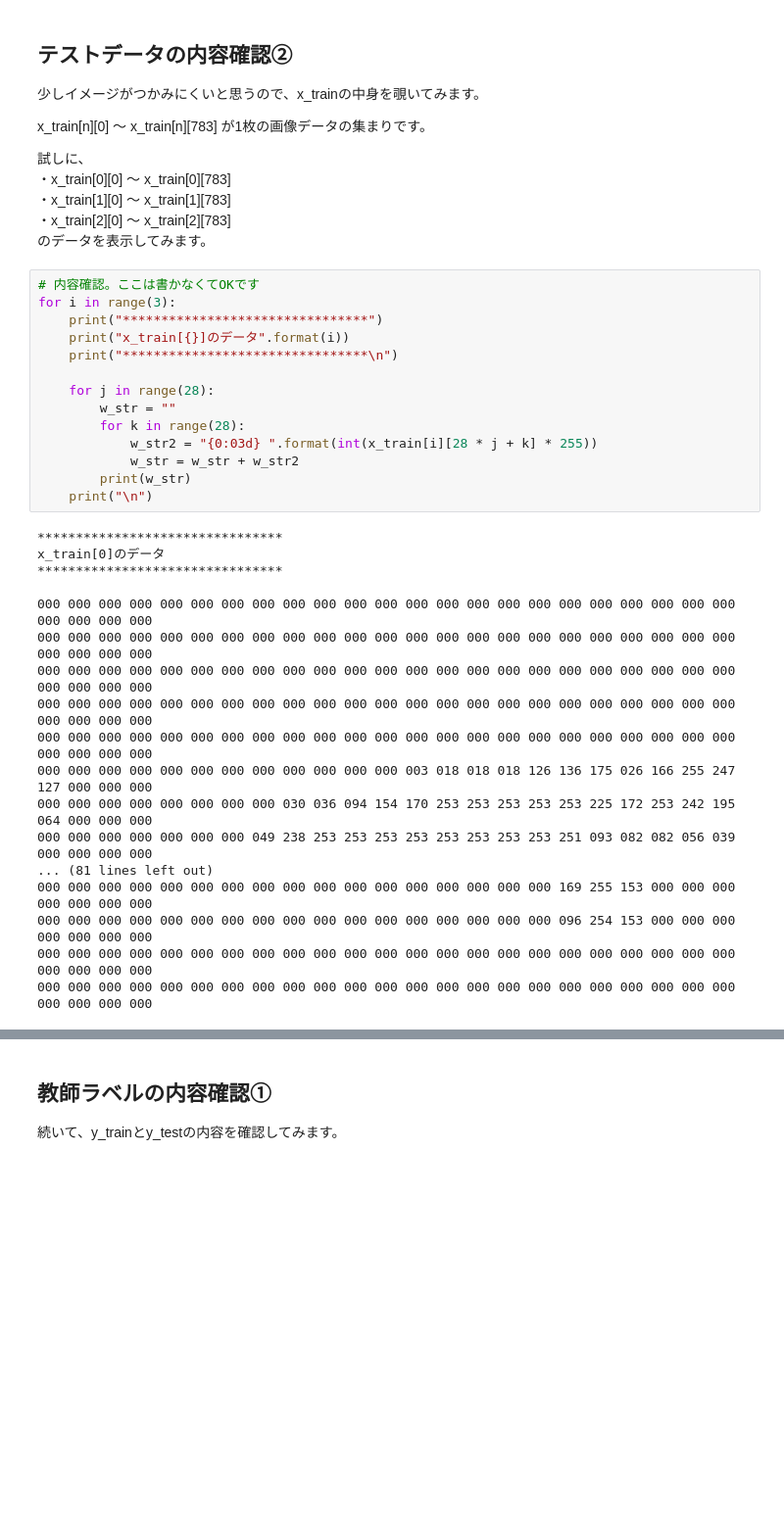
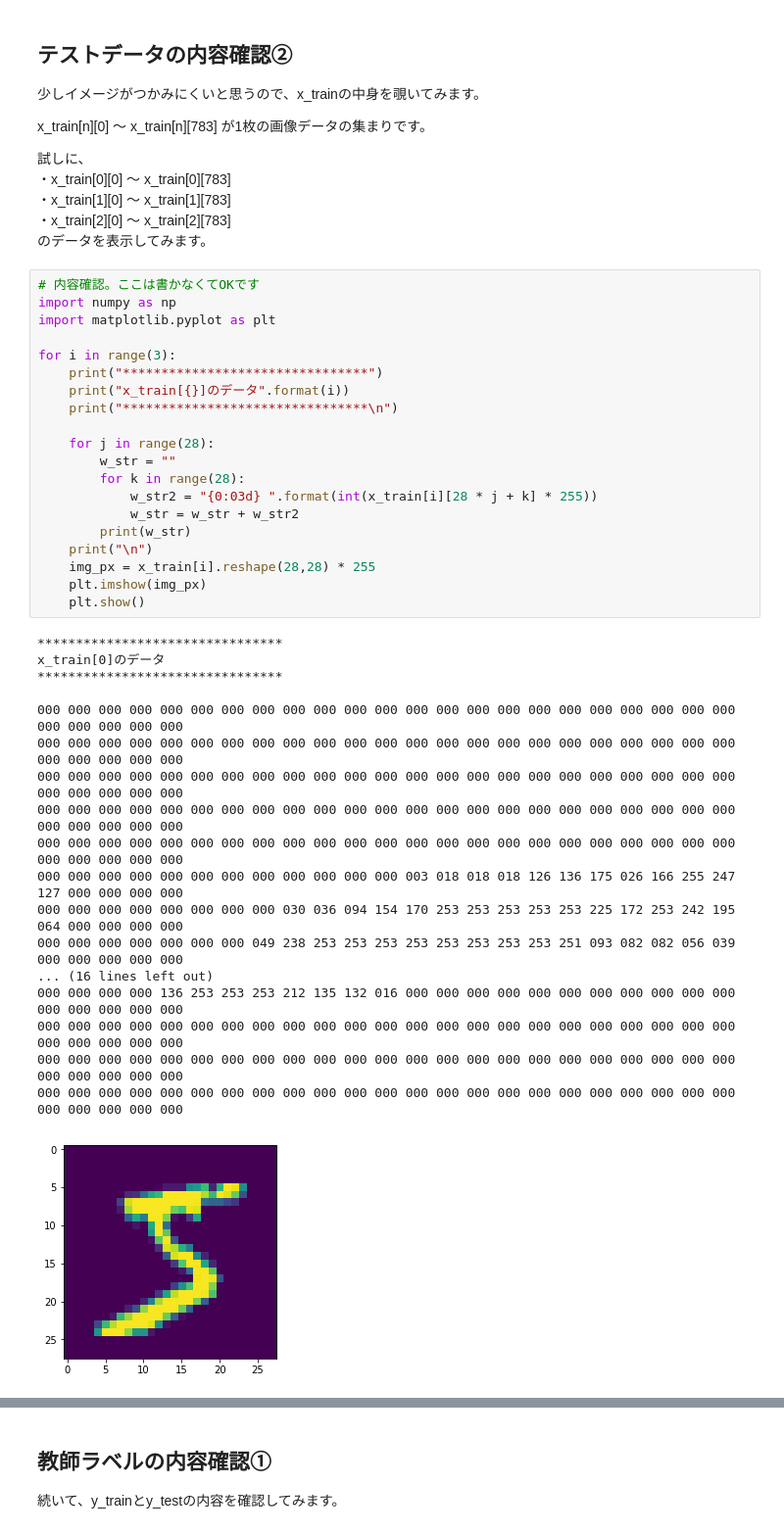
Before and after one commit to kurupical/keras_handson, a Jupyter notebook: handson_keras.ipynb, the cells around one changed output, grey strips where cells are left out. Shown at 98% size. Cells and saved outputs as stored; diff of their text form; blank space fills up the shorter version.

```diff
--- a/handson_keras.ipynb
+++ b/handson_keras.ipynb
@@ -64,33 +67,40 @@ x_train[n][0] 〜 x_train[n][783] が1枚の画像データの集まりです。
 のデータを表示してみます。<br>
 # %%
 # 内容確認。ここは書かなくてOKです
+import numpy as np
+import matplotlib.pyplot as plt
+
 for i in range(3):
     print("********************************")
     print("x_train[{}]のデータ".format(i))
     print("********************************\n")
 
     for j in range(28):
         w_str = ""
         for k in range(28):
             w_str2 = "{0:03d} ".format(int(x_train[i][28 * j + k] * 255))
             w_str = w_str + w_str2
         print(w_str)
     print("\n")
+    img_px = x_train[i].reshape(28,28) * 255
+    plt.imshow(img_px)
+    plt.show()
 # %% [output]
 ********************************
 x_train[0]のデータ
 ********************************
 
-000 000 000 000 000 000 000 000 000 000 000 000 000 000 000 000 000 000 000 000 000 000 000 000 000 000 000
-000 000 000 000 000 000 000 000 000 000 000 000 000 000 000 000 000 000 000 000 000 000 000 000 000 000 000
-000 000 000 000 000 000 000 000 000 000 000 000 000 000 000 000 000 000 000 000 000 000 000 000 000 000 000
-000 000 000 000 000 000 000 000 000 000 000 000 000 000 000 000 000 000 000 000 000 000 000 000 000 000 000
-000 000 000 000 000 000 000 000 000 000 000 000 000 000 000 000 000 000 000 000 000 000 000 000 000 000 000
-000 000 000 000 000 000 000 000 000 000 000 000 003 018 018 018 126 136 175 026 166 255 247 127 000 000 000
-000 000 000 000 000 000 000 000 030 036 094 154 170 253 253 253 253 253 225 172 253 242 195 064 000 000 000
-000 000 000 000 000 000 000 049 238 253 253 253 253 253 253 253 253 251 093 082 082 056 039 000 000 000 000
-... (81 lines left out)
-000 000 000 000 000 000 000 000 000 000 000 000 000 000 000 000 000 169 255 153 000 000 000 000 000 000 000
-000 000 000 000 000 000 000 000 000 000 000 000 000 000 000 000 000 096 254 153 000 000 000 000 000 000 000
-000 000 000 000 000 000 000 000 000 000 000 000 000 000 000 000 000 000 000 000 000 000 000 000 000 000 000
-000 000 000 000 000 000 000 000 000 000 000 000 000 000 000 000 000 000 000 000 000 000 000 000 000 000 000
+000 000 000 000 000 000 000 000 000 000 000 000 000 000 000 000 000 000 000 000 000 000 000 000 000 000 000 000
+000 000 000 000 000 000 000 000 000 000 000 000 000 000 000 000 000 000 000 000 000 000 000 000 000 000 000 000
+000 000 000 000 000 000 000 000 000 000 000 000 000 000 000 000 000 000 000 000 000 000 000 000 000 000 000 000
+000 000 000 000 000 000 000 000 000 000 000 000 000 000 000 000 000 000 000 000 000 000 000 000 000 000 000 000
+000 000 000 000 000 000 000 000 000 000 000 000 000 000 000 000 000 000 000 000 000 000 000 000 000 000 000 000
+000 000 000 000 000 000 000 000 000 000 000 000 003 018 018 018 126 136 175 026 166 255 247 127 000 000 000 000
+000 000 000 000 000 000 000 000 030 036 094 154 170 253 253 253 253 253 225 172 253 242 195 064 000 000 000 000
+000 000 000 000 000 000 000 049 238 253 253 253 253 253 253 253 253 251 093 082 082 056 039 000 000 000 000 000
+... (16 lines left out)
+000 000 000 000 136 253 253 253 212 135 132 016 000 000 000 000 000 000 000 000 000 000 000 000 000 000 000 000
+000 000 000 000 000 000 000 000 000 000 000 000 000 000 000 000 000 000 000 000 000 000 000 000 000 000 000 000
+000 000 000 000 000 000 000 000 000 000 000 000 000 000 000 000 000 000 000 000 000 000 000 000 000 000 000 000
+000 000 000 000 000 000 000 000 000 000 000 000 000 000 000 000 000 000 000 000 000 000 000 000 000 000 000 000
+[figure, added]
```
Also changed, not shown: parts of 13 cells of this notebook, 1 other file.
